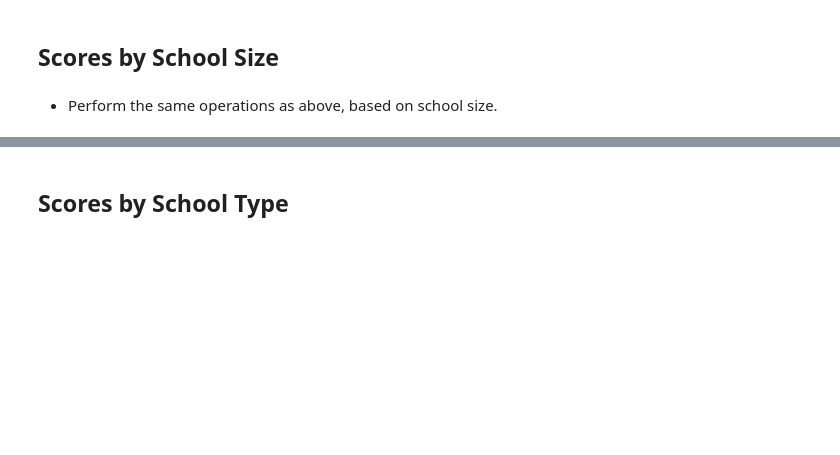
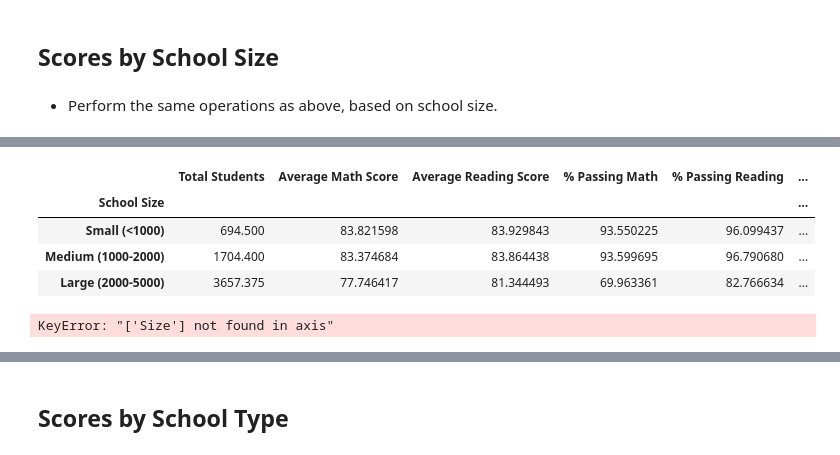
Before and after one commit to willserene/Pandas_Challenge, a Jupyter notebook: PyCitySchools/PyCitySchools_starter.ipynb, the cells around one changed output, grey strips where cells are left out. Cells and saved outputs as stored; diff of their text form; code cells hidden in the pictures; blank space fills up the shorter version.

Commit message:
schoolsizebinsandsummarywork

```diff
--- a/PyCitySchools/PyCitySchools_starter.ipynb
+++ b/PyCitySchools/PyCitySchools_starter.ipynb
@@ -889,0 +887,3 @@ size_bin_names = ["]
+# %%
+schoolsummary_df["size"] = school_df["size"]
+schoolsummary_df
@@ -889,0 +907,3 @@ size_bin_names = ["]
+# %%
+schoolsize_df = schoolsummary_df["size"]
+schoolsize_df
@@ -889,0 +927,6 @@ size_bin_names = ["]
+# %%
+bins = [0, 1000, 2000, 5000]
+size_bin_names = ["Small (<1000)", "Medium (1000-2000)", "Large (2000-5000)"]
+
+schoolsummary_df["School Size"] = pd.cut(schoolsize_df, bins, labels = size_bin_names)
+schoolsummary_df
@@ -889,0 +950,16 @@ size_bin_names = ["]
+# %%
+schoolsizesummary_df = schoolsummary_df.groupby("School Size")
+
+schoolsizesummary_df = schoolsizesummary_df.mean()
+schoolsizesummary_df
+# %% [output]
+|  | Total Students | Average Math Score | Average Reading Score | % Passing Math | % Passing Reading | ... |
+| School Size |  |  |  |  |  | ... |
+| Small (<1000) | 694.500 | 83.821598 | 83.929843 | 93.550225 | 96.099437 | ... |
+| Medium (1000-2000) | 1704.400 | 83.374684 | 83.864438 | 93.599695 | 96.790680 | ... |
+| Large (2000-5000) | 3657.375 | 77.746417 | 81.344493 | 69.963361 | 82.766634 | ... |
+# %%
+schoolsizesummary_df = schoolsizesummary_df.drop("Size", axis = 1)
+schoolsizesummary_df
+# %% [output]
+KeyError: "['Size'] not found in axis"
```
Also changed, not shown: parts of 6 cells of this notebook.
